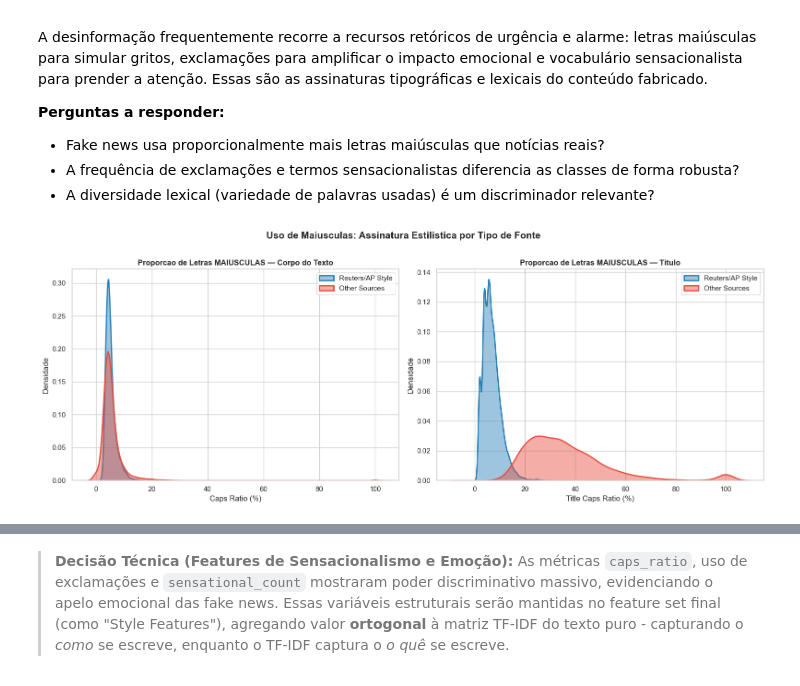
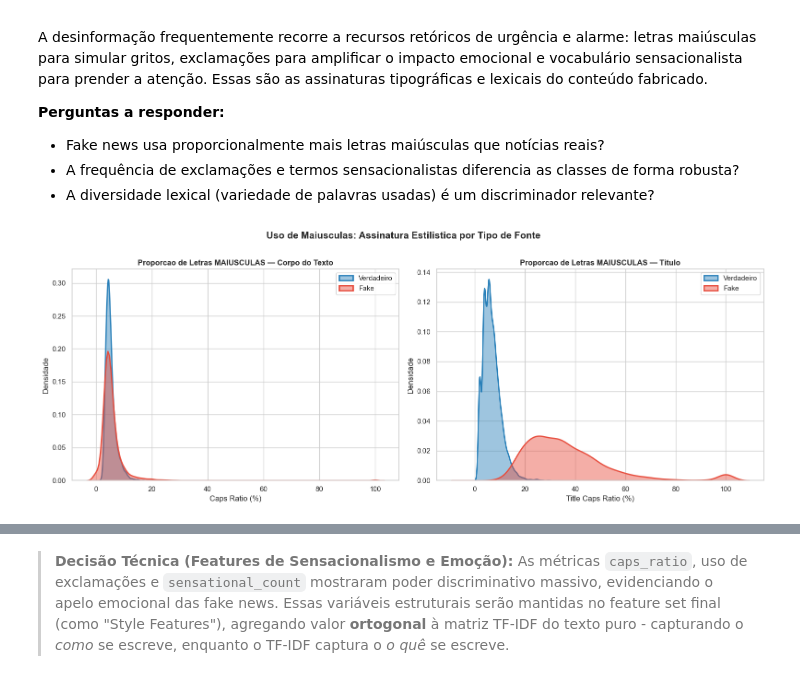
Before and after one commit to guifmax/LIGIA---Desafio-Individual, a Jupyter notebook: notebooks/notebook_00_EDA.ipynb, the cells around one changed output, grey strips where cells are left out. Cells and saved outputs as stored; diff of their text form; code cells hidden in the pictures.

```diff
--- a/notebooks/notebook_00_EDA.ipynb
+++ b/notebooks/notebook_00_EDA.ipynb
@@ -116,7 +116,7 @@ def caps_ratio(text: str) -> float:
     alpha = [c for c in str(text) if c.isalpha()]
     return sum(c.isupper() for c in alpha) / len(alpha) if alpha else 0.0
 
-df['source_type']       = df['subject'].apply(lambda x: 'Reuters/AP Style' if x in REUTERS_SUBJECTS else 'Other Sources')
+df['source_type']       = df['subject'].apply(lambda x: 'Verdadeiro' if x in REUTERS_SUBJECTS else 'Fake')
 df['text_len']          = df['text'].str.len()
 df['word_count']        = df['text'].str.split().str.len()
 df['title_len']         = df['title'].str.len()
@@ -190,7 +190,7 @@ MONTH_NAMES = {i: m for i, m in enumerate(
 fig, axes = plt.subplots(1, 2, figsize=(16, 6))
 
 for stype, grp in df.groupby(['year','source_type']).size().reset_index(name='n').groupby('source_type'):
-    offset = 0.2 if stype == 'Other Sources' else -0.2
+    offset = 0.2 if stype == 'Fake' else -0.2
     axes[0].bar(grp['year'] + offset, grp['n'], width=0.35,
                 label=stype, color=PALETTE[stype], edgecolor='white')
 axes[0].set_title('Volume por Ano', fontweight='bold')
@@ -200,7 +200,7 @@ axes[0].legend()
 axes[0].xaxis.set_major_locator(mticker.MultipleLocator(1))
 
 for stype, grp in df.groupby(['month','source_type']).size().reset_index(name='n').groupby('source_type'):
-    offset = 0.2 if stype == 'Other Sources' else -0.2
+    offset = 0.2 if stype == 'Fake' else -0.2
     axes[1].bar(grp['month'] + offset, grp['n'], width=0.35,
                 label=stype, color=PALETTE[stype], edgecolor='white')
 axes[1].set_title('Volume por Mes', fontweight='bold')
@@ -241,7 +241,7 @@ Notícias reais e fake news diferem não apenas no que dizem, mas em **como são
 sns.set_theme(style='darkgrid')
 fig, axes = plt.subplots(1, 2, figsize=(16, 6))
 
-for stype in ['Reuters/AP Style', 'Other Sources']:
+for stype in ['Verdadeiro', 'Fake']:
     sub = df[df['source_type'] == stype]['word_count']
     sns.kdeplot(sub[sub < sub.quantile(0.99)], ax=axes[0], fill=True, alpha=0.45,
                 label=stype, color=PALETTE[stype], linewidth=2)
@@ -250,7 +250,7 @@ axes[0].set_xlabel('Numero de Palavras (99 percentil)')
 axes[0].legend()
 
 sns.boxplot(data=df, x='source_type', y='title_len', palette=PALETTE, ax=axes[1],
-            order=['Reuters/AP Style','Other Sources'], width=0.5,
+            order=['Verdadeiro','Fake'], width=0.5,
             flierprops={'marker':'o','markerfacecolor':'gray','alpha':0.3,'markersize':3})
 axes[1].set_title('Comprimento do Titulo por Tipo de Fonte', fontweight='bold')
 
@@ -274,10 +274,10 @@ fig, axes = plt.subplots(2, 2, figsize=(16, 10))
 for ax, (metric, label) in zip(axes.flatten(), METRICS):
     data_plot = df[df[metric] < df[metric].quantile(0.98)]
     sns.violinplot(data=data_plot, x='source_type', y=metric, palette=PALETTE, ax=ax,
-                   order=['Reuters/AP Style','Other Sources'], inner='box', cut=0)
+                   order=['Verdadeiro','Fake'], inner='box', cut=0)
     ax.set_title(label, fontweight='bold')
     ax.set_xlabel('')
-    for i, stype in enumerate(['Reuters/AP Style','Other Sources']):
+    for i, stype in enumerate(['Verdadeiro','Fake']):
         mu = df[df['source_type'] == stype][metric].mean()
         ax.text(i, ax.get_ylim()[1] * 0.92, f'mu={mu:.0f}', ha='center', fontsize=10, fontweight='bold')
 
@@ -306,27 +306,27 @@ A desinformação frequentemente recorre a recursos retóricos de urgência e al
 # %%
 # Gráfico 3.1 — Proporção de letras maiúsculas: corpo do texto e título
 # KDE separado por tipo de fonte para visualizar a separação entre distribuições
 sns.set_theme(style='whitegrid')
 fig, axes = plt.subplots(1, 2, figsize=(16, 6))
 
-for stype in ['Reuters/AP Style', 'Other Sources']:
+for stype in ['Verdadeiro', 'Fake']:
     for ax, col in zip(axes, ['caps_ratio', 'title_caps_ratio']):
         sns.kdeplot(df[df['source_type'] == stype][col] * 100, ax=ax, fill=True, alpha=0.45,
                     label=stype, color=PALETTE[stype], linewidth=2)
 
 axes[0].set_title('Proporcao de Letras MAIUSCULAS — Corpo do Texto', fontweight='bold')
 axes[0].set_xlabel('Caps Ratio (%)')
 axes[1].set_title('Proporcao de Letras MAIUSCULAS — Titulo', fontweight='bold')
 axes[1].set_xlabel('Title Caps Ratio (%)')
 for ax in axes:
     ax.set_ylabel('Densidade')
     ax.legend()
 
 plt.suptitle('Uso de Maiusculas: Assinatura Estilistica por Tipo de Fonte', fontsize=15, fontweight='bold', y=1.01)
 plt.tight_layout()
 plt.show()
 # %% [output]
-[figure, old version]
+[figure, new version]
 # %%
 # Gráfico 3.2 — Médias de pontuação agressiva e termos sensacionalistas por tipo de fonte
 fig, axes = plt.subplots(1, 3, figsize=(18, 6))
```
Also changed, not shown: parts of 18 cells of this notebook, 5 other files.
